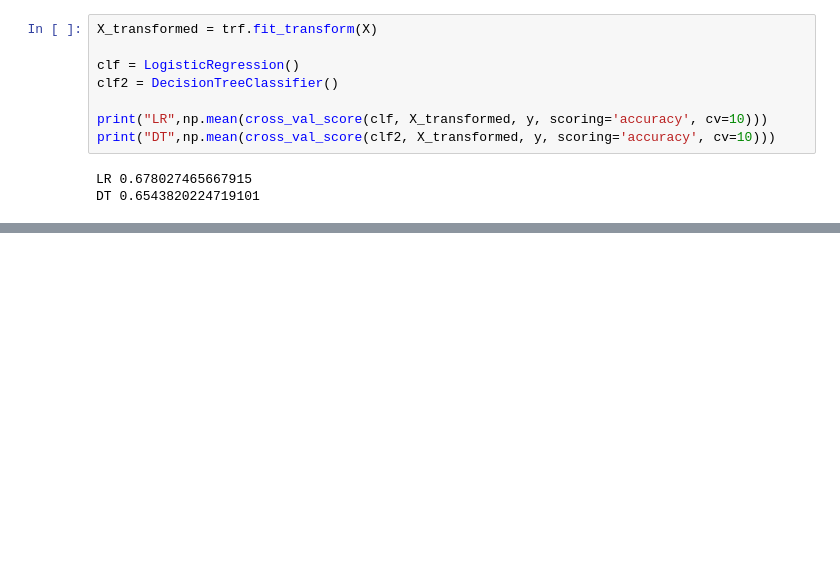
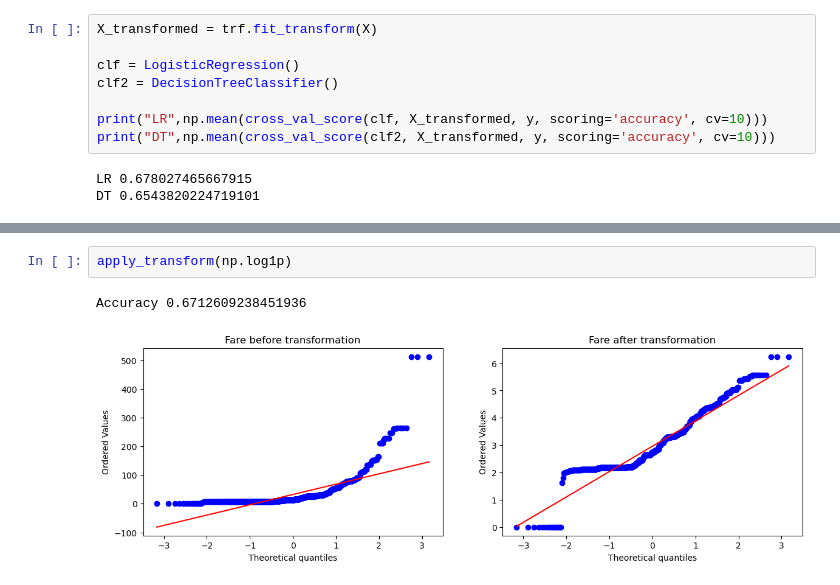
Before and after one commit to jhalucky/Machine-Learning-Things, a Jupyter notebook: feature_engineering/function_trf.ipynb, the cells around one changed output, grey strips where cells are left out. Drawn from its saved outputs; the diff is of its cells as text; blank space fills up the shorter version.

```diff
--- a/feature_engineering/function_trf.ipynb
+++ b/feature_engineering/function_trf.ipynb
@@ -163,0 +207,5 @@ DT 0.6543820224719101
+# %%
+apply_transform(np.log1p)
+# %% [output]
+Accuracy 0.6712609238451936
+[figure, added]
```
Also changed, not shown: parts of 4 cells of this notebook.
